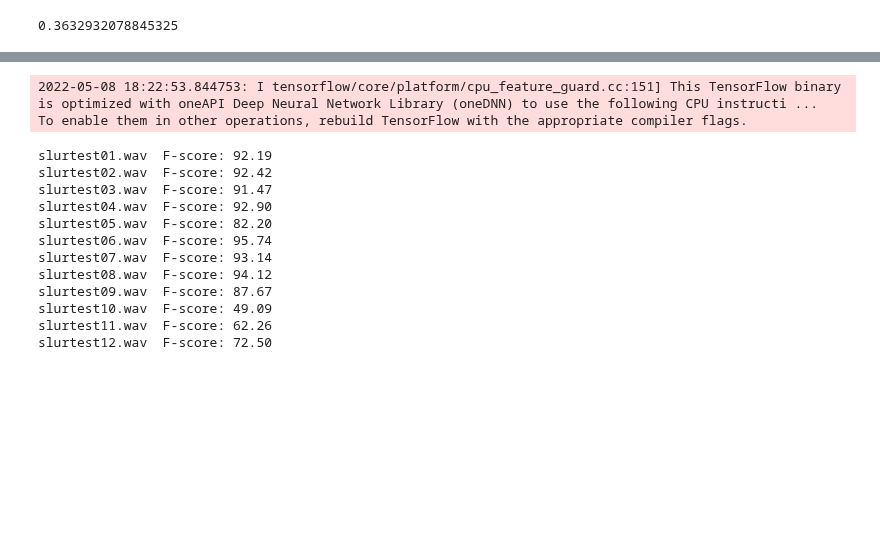
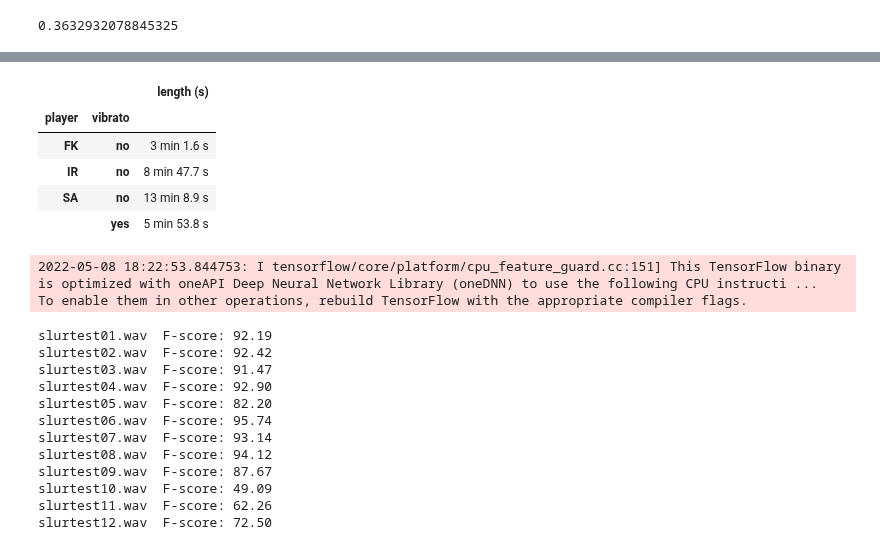
Before and after one commit to SimonFalk/beyondPianoRoll, a Jupyter notebook: data-analysis.ipynb, the cells around one changed output, grey strips where cells are left out. Cells and saved outputs as stored; diff of their text form; code cells hidden in the pictures; blank space fills up the shorter version.

Commit message:
extract to latex

```diff
--- a/data-analysis.ipynb
+++ b/data-analysis.ipynb
@@ -88,0 +54,7 @@ result
+# %%
+pd.options.display.float_format = '{:,.1f}'.format
+df = pd.read_csv("datasets/metadata.csv", index_col=0)
+df["vibrato"] = ["yes" if ele==1 else "no" for ele in df["vibrato"]]
+df["polyphony"] = ["yes" if ele==1 else "no" for ele in df["polyphony"]]
+df["length (s)"] = df["length (s)"]
+print(df.to_latex())
@@ -89,3 +79,14 @@ result
+# %%
+result = df.groupby(by=['player', 'vibrato']).sum()
+result["length (s)"] = ["{} min {:.1f} s".format(int(ele//60), ele%60) for ele in result["length (s)"]]
+result
+# %% [output]
+|  |  | length (s) |
+| player | vibrato |  |
+| FK | no | 3 min 1.6 s |
+| IR | no | 8 min 47.7 s |
+| SA | no | 13 min 8.9 s |
+|  | yes | 5 min 53.8 s |
 # %%
 random_seed = 119
 n_splits =  5
```
Also changed, not shown: parts of 3 cells of this notebook.
